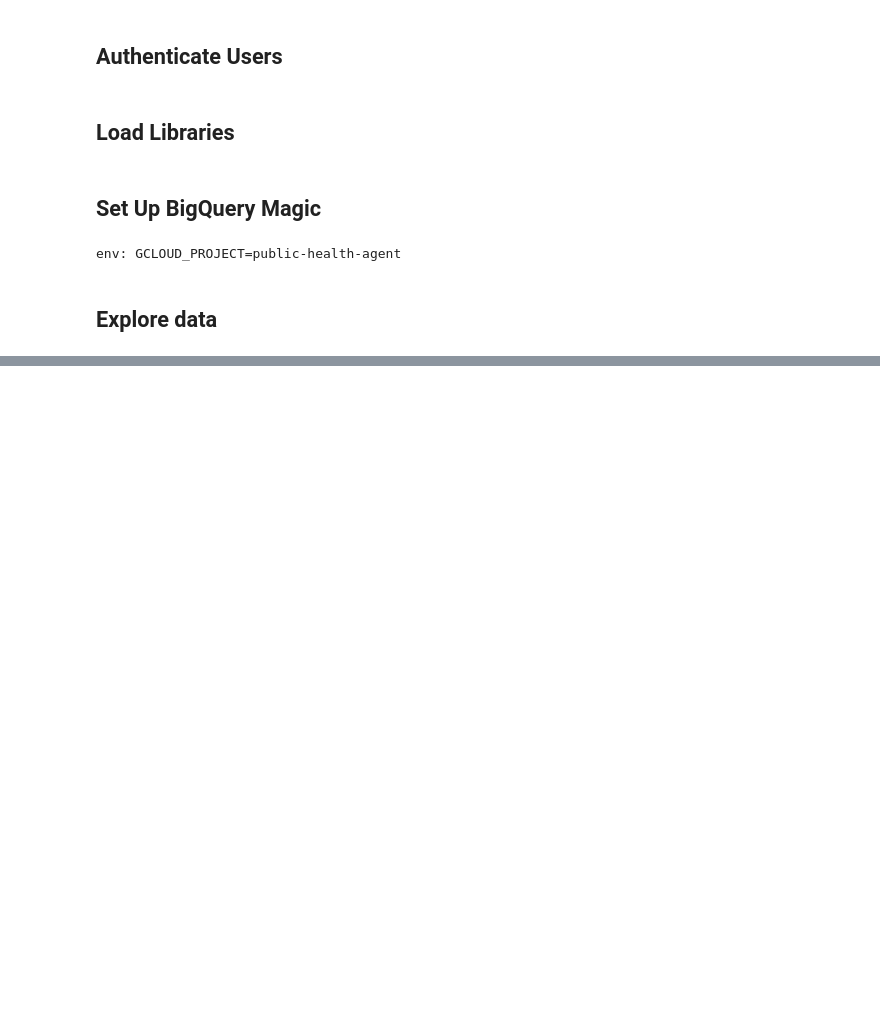
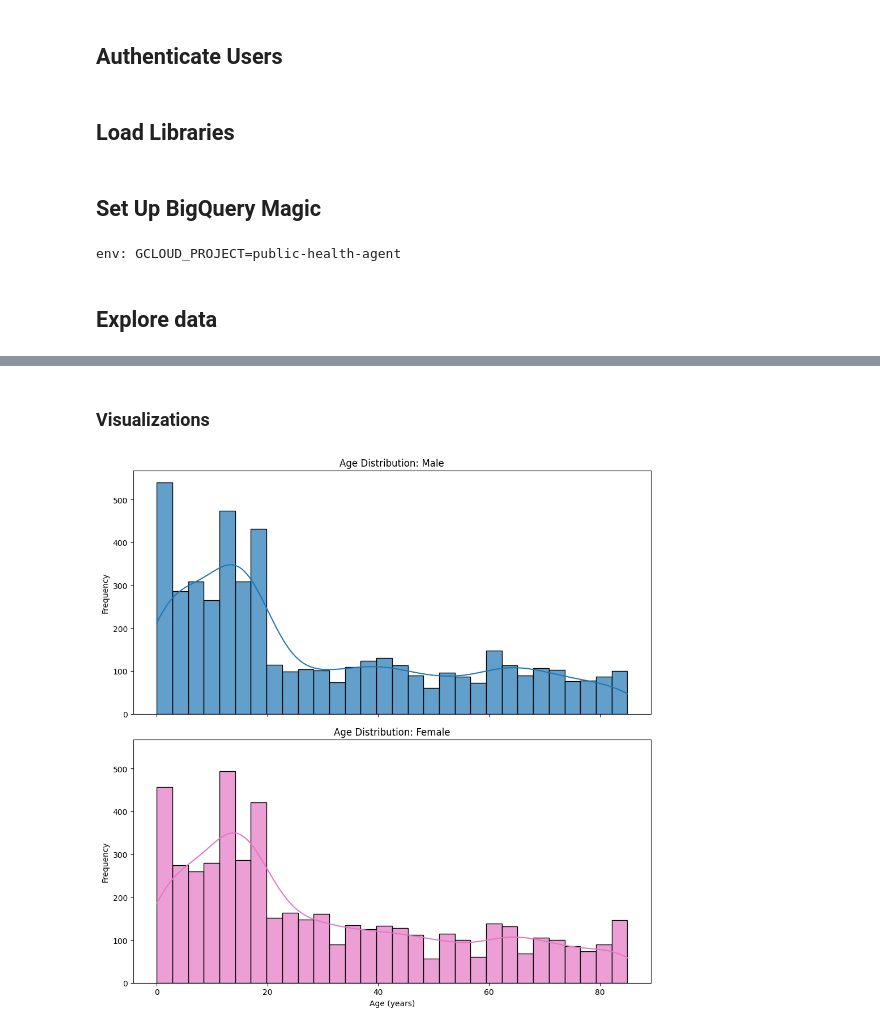
Before and after one commit to Sjnjerak/GCP-Public-Health-Data-Agent, a Jupyter notebook: 1_Exploring_CDC_NHANES_in_colab/Public_Health_Agent_Notebook.ipynb, the cells around one changed output, grey strips where cells are left out. Saved outputs shown, nothing was run; the diff lists cells and outputs as text; code cells hidden in the pictures; blank space fills up the shorter version.

Commit message:
Adding documentation data coding and exploratory data analysis.

```diff
--- a/1_Exploring_CDC_NHANES_in_colab/Public_Health_Agent_Notebook.ipynb
+++ b/1_Exploring_CDC_NHANES_in_colab/Public_Health_Agent_Notebook.ipynb
@@ -48,0 +161,24 @@ LIMIT 10;
+# %% [markdown]
+### Visualizations
+# %%
+fig, axes = plt.subplots(2, 1, figsize=(10, 10), sharex=True, sharey=True)
+
+genders = ['Male', 'Female']
+for ax, gender in zip(axes, genders):
+    sns.histplot(
+        data=demo_1999_2000_cleaned[demo_1999_2000_cleaned['Gender'] == gender],
+        x='Age in years at screening',
+        bins=30,
+        kde=True,
+        color='tab:blue' if gender == 'Male' else 'tab:pink',
+        alpha=0.7,
+        ax=ax
+    )
+    ax.set_title(f'Age Distribution: {gender}')
+    ax.set_xlabel('Age (years)')
+    ax.set_ylabel('Frequency')
+
+plt.tight_layout()
+plt.show()
+# %% [output]
+[figure, added]
```
Also changed, not shown: parts of 10 cells of this notebook, 47 other files.
